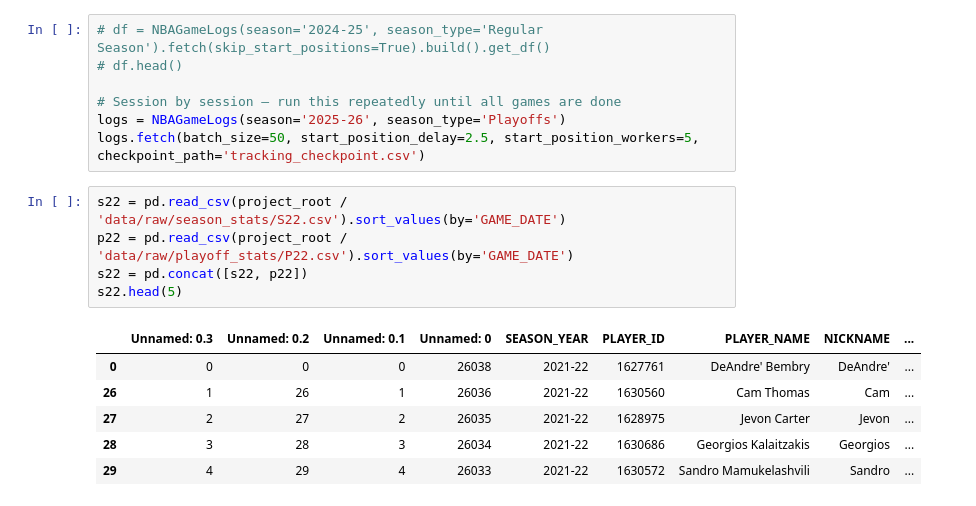
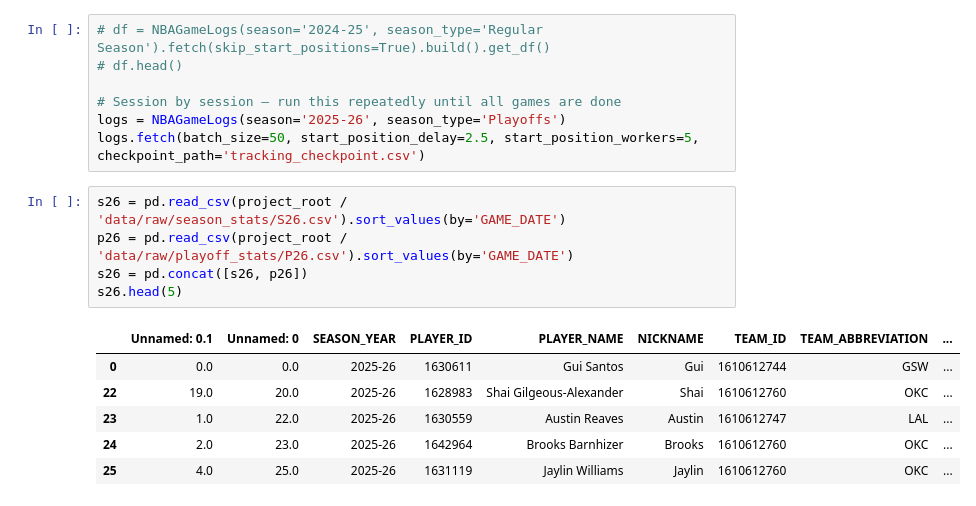
Before and after one commit to spon7ge/NBA-Prop-Predictor, a Jupyter notebook: notebooks/fetch_data.ipynb, the cells around one changed output. Drawn from its saved outputs; the diff is of its cells as text.

```diff
--- a/notebooks/fetch_data.ipynb
+++ b/notebooks/fetch_data.ipynb
@@ -27,17 +27,17 @@ pd.set_option('display.max_columns', None)
 logs = NBAGameLogs(season='2025-26', season_type='Playoffs')
 logs.fetch(batch_size=50, start_position_delay=2.5, start_position_workers=5, checkpoint_path='tracking_checkpoint.csv')
 # %%
-s22 = pd.read_csv(project_root / 'data/raw/season_stats/S22.csv').sort_values(by='GAME_DATE')
-p22 = pd.read_csv(project_root / 'data/raw/playoff_stats/P22.csv').sort_values(by='GAME_DATE')
-s22 = pd.concat([s22, p22])
-s22.head(5)
+s26 = pd.read_csv(project_root / 'data/raw/season_stats/S26.csv').sort_values(by='GAME_DATE')
+p26 = pd.read_csv(project_root / 'data/raw/playoff_stats/P26.csv').sort_values(by='GAME_DATE')
+s26 = pd.concat([s26, p26])
+s26.head(5)
 # %% [output]
-|  | Unnamed: 0.3 | Unnamed: 0.2 | Unnamed: 0.1 | Unnamed: 0 | SEASON_YEAR | PLAYER_ID | PLAYER_NAME | NICKNAME | ... |
-| 0 | 0 | 0 | 0 | 26038 | 2021-22 | 1627761 | DeAndre' Bembry | DeAndre' | ... |
-| 26 | 1 | 26 | 1 | 26036 | 2021-22 | 1630560 | Cam Thomas | Cam | ... |
-| 27 | 2 | 27 | 2 | 26035 | 2021-22 | 1628975 | Jevon Carter | Jevon | ... |
-| 28 | 3 | 28 | 3 | 26034 | 2021-22 | 1630686 | Georgios Kalaitzakis | Georgios | ... |
-| 29 | 4 | 29 | 4 | 26033 | 2021-22 | 1630572 | Sandro Mamukelashvili | Sandro | ... |
+|  | Unnamed: 0.1 | Unnamed: 0 | SEASON_YEAR | PLAYER_ID | PLAYER_NAME | NICKNAME | TEAM_ID | TEAM_ABBREVIATION | ... |
+| 0 | 0.0 | 0.0 | 2025-26 | 1630611 | Gui Santos | Gui | 1610612744 | GSW | ... |
+| 22 | 19.0 | 20.0 | 2025-26 | 1628983 | Shai Gilgeous-Alexander | Shai | 1610612760 | OKC | ... |
+| 23 | 1.0 | 22.0 | 2025-26 | 1630559 | Austin Reaves | Austin | 1610612747 | LAL | ... |
+| 24 | 2.0 | 23.0 | 2025-26 | 1642964 | Brooks Barnhizer | Brooks | 1610612760 | OKC | ... |
+| 25 | 4.0 | 25.0 | 2025-26 | 1631119 | Jaylin Williams | Jaylin | 1610612760 | OKC | ... |
 # %%
 import sys
 sys.path.append('src')
```
Also changed, not shown: parts of 6 cells of this notebook, 14 other files.
